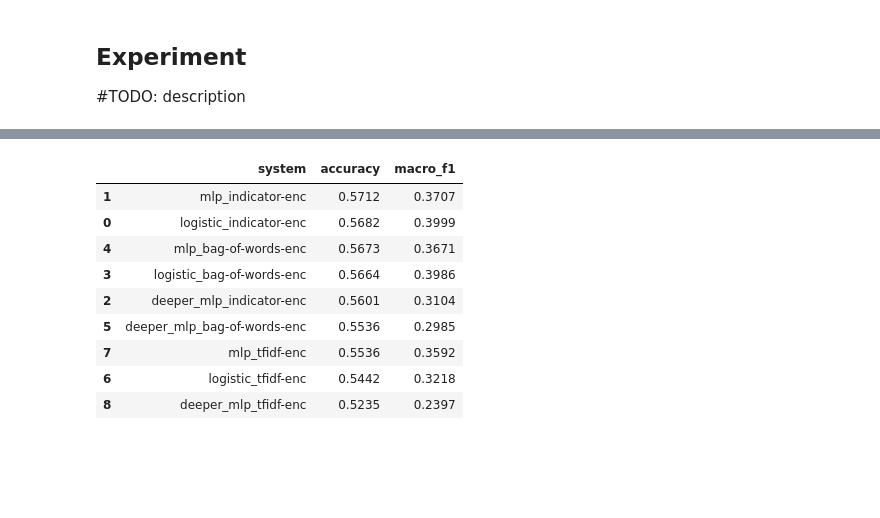
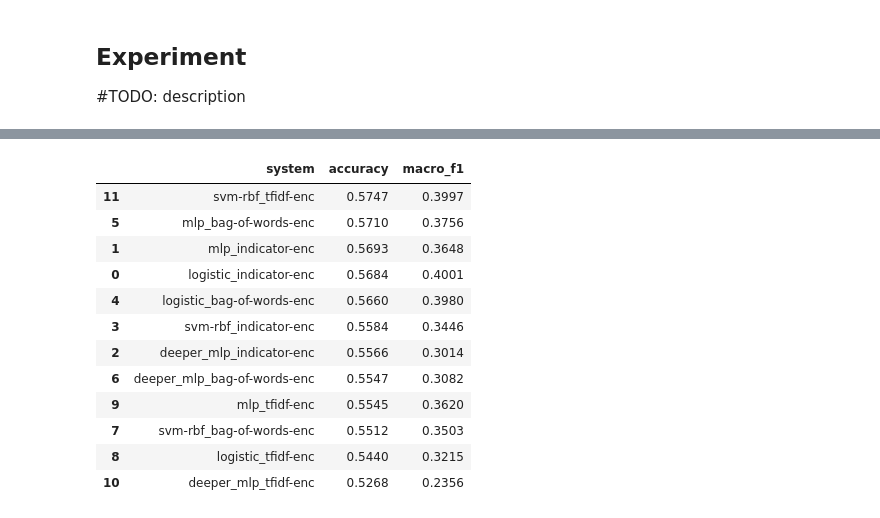
Before and after one commit to ioanadum2004/nlp1-student, a Jupyter notebook: part1/logcv.ipynb, the cells around one changed output, grey strips where cells are left out. Cells and saved outputs as stored; diff of their text form; code cells hidden in the pictures; blank space fills up the shorter version.

```diff
--- a/part1/logcv.ipynb
+++ b/part1/logcv.ipynb
@@ -53,7 +53,7 @@ results_folder.mkdir(parents=True, exist_ok=True)
 
 # True: train every config from scratch and save it to results_folder.
 # False: load the tokenizer and models already saved in results_folder (no retraining).
-TRAIN = False
+TRAIN = True
 
 min_frequency = 1
 saved_tokenizers = sorted(results_folder.glob(f"word_tokenizer_vs_*_mf_{min_frequency}.json"))
@@ -65,7 +65,7 @@ token_indicator_encoder = rs.TokenIndicator(tokenizer)
 bag_of_words_encoder = rs.BagOfWords(tokenizer)
 tfidf_encoder = rs.Tfidf(tokenizer).fit(ds.train["text"].tolist())
 
-my_seeds = [0]
+my_seeds = [0, 42, 99]
 num_folds = 5
 my_cross_validation_sets = []
 
@@ -123,6 +123,17 @@ configs = {
                 'num_epochs': 50,
                 'patience': 3,
                 'device': 'cuda' if torch.cuda.is_available() else 'cpu',
+            }
+        }
+    },
+    'svm-rbf_indicator-enc': {
+        'encoder': token_indicator_encoder,
+        'model_option': 'svm',
+        'extra_args': {
+            'svm_args': {
+                'kernel': 'rbf',
+                'C': 10,
+                'gamma': 'scale',
             }
         }
     },
@@ -170,6 +181,17 @@ configs = {
             }
         }
     },
+    'svm-rbf_bag-of-words-enc': {
+        'encoder': bag_of_words_encoder,
+        'model_option': 'svm',
+        'extra_args': {
+            'svm_args': {
+                'kernel': 'rbf',
+                'C': 10,
+                'gamma': 'scale',
+            }
+        }
+    },
     'logistic_tfidf-enc': {
         'encoder': tfidf_encoder,
         'model_option': 'logistic',
@@ -214,6 +236,17 @@ configs = {
             }
         }
     },
+    'svm-rbf_tfidf-enc': {
+        'encoder': tfidf_encoder,
+        'model_option': 'svm',
+        'extra_args': {
+            'svm_args': {
+                'kernel': 'rbf',
+                'C': 10,
+                'gamma': 0.1,
+            }
+        }
+    },
 }
 
 my_classifiers = OrderedDict()
@@ -221,7 +254,7 @@ for config in configs:
     my_classifiers[config] = []
     for run, seed in enumerate(my_seeds):
         run_folder = f"{results_folder}/{config}/seed-{seed}"
-        if TRAIN:
+        if TRAIN or not Path(run_folder).exists():   # also train configs that were never saved
             result = part1.experiment.cross_validation_experiment(
                 data_splits=my_cross_validation_sets[run],
                 outcome_space=emotions_outcome_space,
@@ -302,40 +461,46 @@ _ = plot_pair('mlp_indicator-enc', 'deeper_mlp_indicator-enc')
 # %%
 from sklearn.metrics import accuracy_score, f1_score
-import loglin, smlp        # if this fails, try: from part1 import loglin, smlp
+import loglin, smlp, svm   # if this fails, try: from part1 import loglin, smlp, svm
 
 test_texts = ds.test["text"].tolist()
 y_test = np.array([int(l) for l in ds.test["label"]])
 
 def fold_probs(config, model_path, texts):
     enc = configs[config]['encoder']
     if configs[config]['model_option'] == 'logistic':
         model = loglin.load(model_path)
         return loglin.predict_probs(texts, model, enc)
+    if configs[config]['model_option'] == 'svm':
+        # softmax over SVM decision scores: fine for averaging folds, NOT calibrated probabilities
+        return svm.predict_probs(texts, svm.load(model_path), enc)
     model = smlp.load(model_path)
     return smlp.predict_probs(texts, model, enc, batch_size=512)
 
 test_probs, test_preds, test_rows = {}, {}, []
 for name in configs:
     paths = [p for run in my_classifiers[name] for p in run['models'].values()]   # all seeds x folds
     probs = np.mean([fold_probs(name, p, test_texts) for p in paths], axis=0)    # average over fold models
     test_probs[name] = probs
     test_preds[name] = probs.argmax(axis=1)
     test_rows.append({
         "system": name,
         "accuracy": accuracy_score(y_test, test_preds[name]),
         "macro_f1": f1_score(y_test, test_preds[name], average="macro"),
     })
 
 test_df = pd.DataFrame(test_rows).sort_values("accuracy", ascending=False)
 test_df.round(4)
 # %% [output]
 |  | system | accuracy | macro_f1 |
-| 1 | mlp_indicator-enc | 0.5712 | 0.3707 |
-| 0 | logistic_indicator-enc | 0.5682 | 0.3999 |
-| 4 | mlp_bag-of-words-enc | 0.5673 | 0.3671 |
-| 3 | logistic_bag-of-words-enc | 0.5664 | 0.3986 |
-| 2 | deeper_mlp_indicator-enc | 0.5601 | 0.3104 |
-| 5 | deeper_mlp_bag-of-words-enc | 0.5536 | 0.2985 |
-| 7 | mlp_tfidf-enc | 0.5536 | 0.3592 |
-| 6 | logistic_tfidf-enc | 0.5442 | 0.3218 |
-| 8 | deeper_mlp_tfidf-enc | 0.5235 | 0.2397 |
+| 11 | svm-rbf_tfidf-enc | 0.5747 | 0.3997 |
+| 5 | mlp_bag-of-words-enc | 0.5710 | 0.3756 |
+| 1 | mlp_indicator-enc | 0.5693 | 0.3648 |
+| 0 | logistic_indicator-enc | 0.5684 | 0.4001 |
+| 4 | logistic_bag-of-words-enc | 0.5660 | 0.3980 |
+| 3 | svm-rbf_indicator-enc | 0.5584 | 0.3446 |
+| 2 | deeper_mlp_indicator-enc | 0.5566 | 0.3014 |
+| 6 | deeper_mlp_bag-of-words-enc | 0.5547 | 0.3082 |
+| 9 | mlp_tfidf-enc | 0.5545 | 0.3620 |
+| 7 | svm-rbf_bag-of-words-enc | 0.5512 | 0.3503 |
+| 8 | logistic_tfidf-enc | 0.5440 | 0.3215 |
+| 10 | deeper_mlp_tfidf-enc | 0.5268 | 0.2356 |
```
Also changed, not shown: parts of 4 cells of this notebook, 2 other files.
